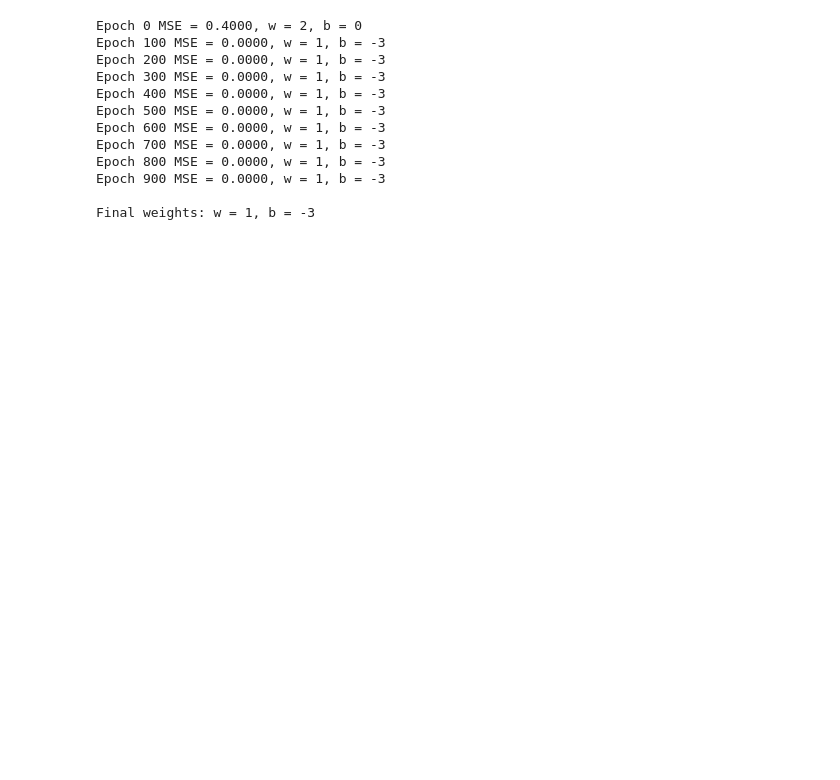
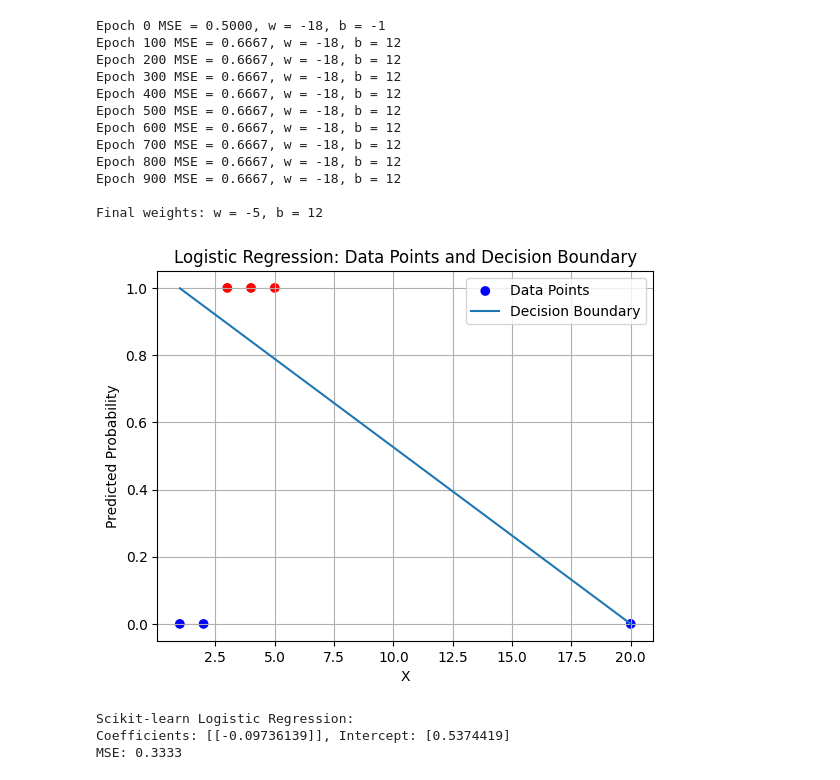
Before and after one commit to SanjayBista1010/DeepLearning, a Jupyter notebook: LogisticRegressionUsingW&B.ipynb, the cells around one changed output. Drawn from its saved outputs; the diff is of its cells as text; code cells hidden in the pictures; blank space fills up the shorter version.

```diff
--- a/LogisticRegressionUsingW&B.ipynb
+++ b/LogisticRegressionUsingW&B.ipynb
@@ -2,9 +2,10 @@
 <a href="https://colab.research.google.com/github/SanjayBista1010/DeepLearning/blob/main/LogisticRegressionUsingW%26B.ipynb" target="_parent"><img src="https://colab.research.google.com/assets/colab-badge.svg" alt="Open In Colab"/></a>
 # %%
 import math
+import matplotlib.pyplot as plt
 
-x = [[1], [2], [3], [4], [5]]
-y = [0, 0, 1, 1, 1]
+x = [[1], [2], [3], [4], [5],[20]]
+y = [0, 0, 1, 1, 1,0]
 
 N = len(x)
 w = 0
@@ -30,15 +31,53 @@ for i in range(epochs):
 
 print(f"\nFinal weights: w = {w}, b = {b}")
 # %% [output]
-Epoch 0 MSE = 0.4000, w = 2, b = 0
-Epoch 100 MSE = 0.0000, w = 1, b = -3
-Epoch 200 MSE = 0.0000, w = 1, b = -3
-Epoch 300 MSE = 0.0000, w = 1, b = -3
-Epoch 400 MSE = 0.0000, w = 1, b = -3
-Epoch 500 MSE = 0.0000, w = 1, b = -3
-Epoch 600 MSE = 0.0000, w = 1, b = -3
-Epoch 700 MSE = 0.0000, w = 1, b = -3
-Epoch 800 MSE = 0.0000, w = 1, b = -3
-Epoch 900 MSE = 0.0000, w = 1, b = -3
+Epoch 0 MSE = 0.5000, w = -18, b = -1
+Epoch 100 MSE = 0.6667, w = -18, b = 12
+Epoch 200 MSE = 0.6667, w = -18, b = 12
+Epoch 300 MSE = 0.6667, w = -18, b = 12
+Epoch 400 MSE = 0.6667, w = -18, b = 12
+Epoch 500 MSE = 0.6667, w = -18, b = 12
+Epoch 600 MSE = 0.6667, w = -18, b = 12
+Epoch 700 MSE = 0.6667, w = -18, b = 12
+Epoch 800 MSE = 0.6667, w = -18, b = 12
+Epoch 900 MSE = 0.6667, w = -18, b = 12
 
-Final weights: w = 1, b = -3
+Final weights: w = -5, b = 12
+# %%
+x_vals = [x_i[0] for x_i in x]
+y_vals = y
+
+plt.scatter(x_vals, y_vals, c=y_vals, cmap='bwr', label='Data Points')
+
+boundary_x = [min(x_vals), max(x_vals)]
+boundary_y = [1 / (1 + math.exp(-(w * x_val + b))) for x_val in boundary_x]
+plt.plot(boundary_x, boundary_y, label='Decision Boundary')
+
+plt.title('Logistic Regression: Data Points and Decision Boundary')
+plt.xlabel('X')
+plt.ylabel('Predicted Probability')
+plt.grid(True)
+plt.legend()
+plt.show()
+# %% [output]
+[figure, added]
+# %%
+from sklearn.linear_model import LogisticRegression
+from sklearn.metrics import mean_squared_error
+import numpy as np
+
+
+model = LogisticRegression(max_iter=1000)
+model.fit(x, y)
+
+y_pred = model.predict(x)
+
+mse = mean_squared_error(y, y_pred)
+
+print(f"Scikit-learn Logistic Regression:")
+print(f"Coefficients: {model.coef_}, Intercept: {model.intercept_}")
+print(f"MSE: {mse:.4f}")
+# %% [output]
+Scikit-learn Logistic Regression:
+Coefficients: [[-0.09736139]], Intercept: [0.5374419]
+MSE: 0.3333
```
Also changed, not shown: parts of 1 cell of this notebook.
